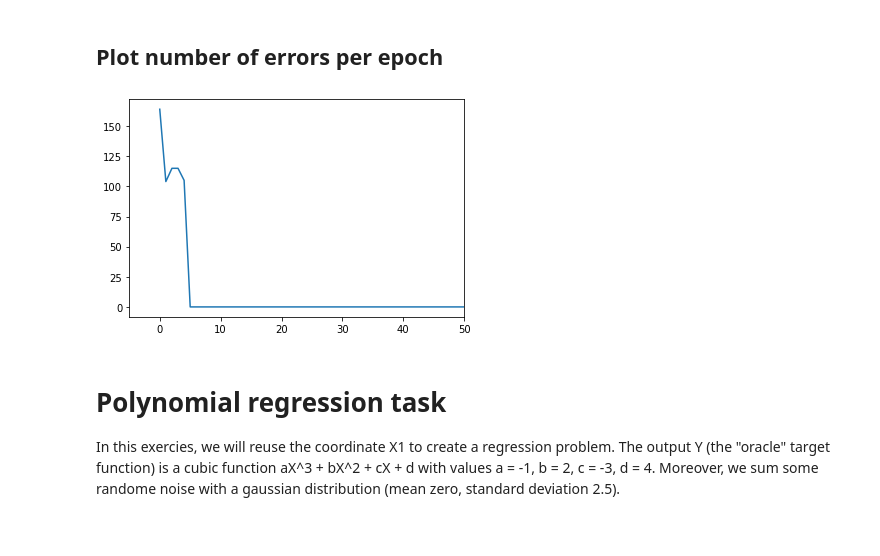
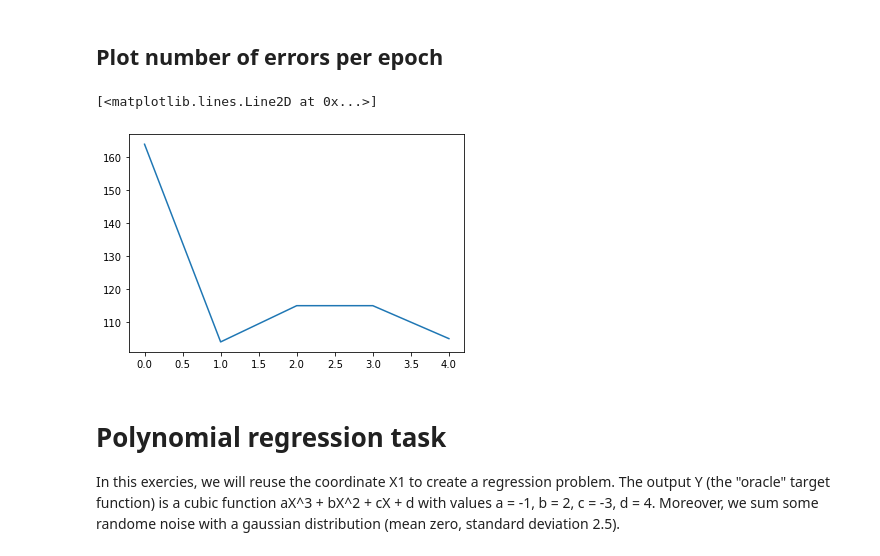
Before and after one commit to raozzo/ML, a Jupyter notebook: Exercises/Polynomial_SGD.ipynb, the cells around one changed output. Saved outputs shown, nothing was run; the diff lists cells and outputs as text; code cells hidden in the pictures.

```diff
--- a/Exercises/Polynomial_SGD.ipynb
+++ b/Exercises/Polynomial_SGD.ipynb
@@ -97,7 +97,7 @@ mini_batch_size= 10
 max_epoch = 100
 epoch= 0
 
-eta = 1e-5
+eta = 10e-5
 
 #mi creo i vettori per salvare gli errori
 sse_epoch = np.zeros(max_epoch+1)
@@ -145,11 +145,10 @@ plt.plot([np.min(X[:,1]),np.max(X[:,1])],[np.min(X[:,1])*(-w[1]/w[2])-(w[0]/w[2]
 ## Plot number of errors per epoch
 # %%
 
-plt.plot(errors_epoch)
-plt.xlim(right=50)
-plt.show()
+plt.plot(errors_epoch[errors_epoch>0])
 # %% [output]
+[<matplotlib.lines.Line2D at 0x...>]
-[figure, old version]
+[figure, new version]
 # %% [markdown]
 # Polynomial regression task
 
```
Also changed, not shown: parts of 3 cells of this notebook.
